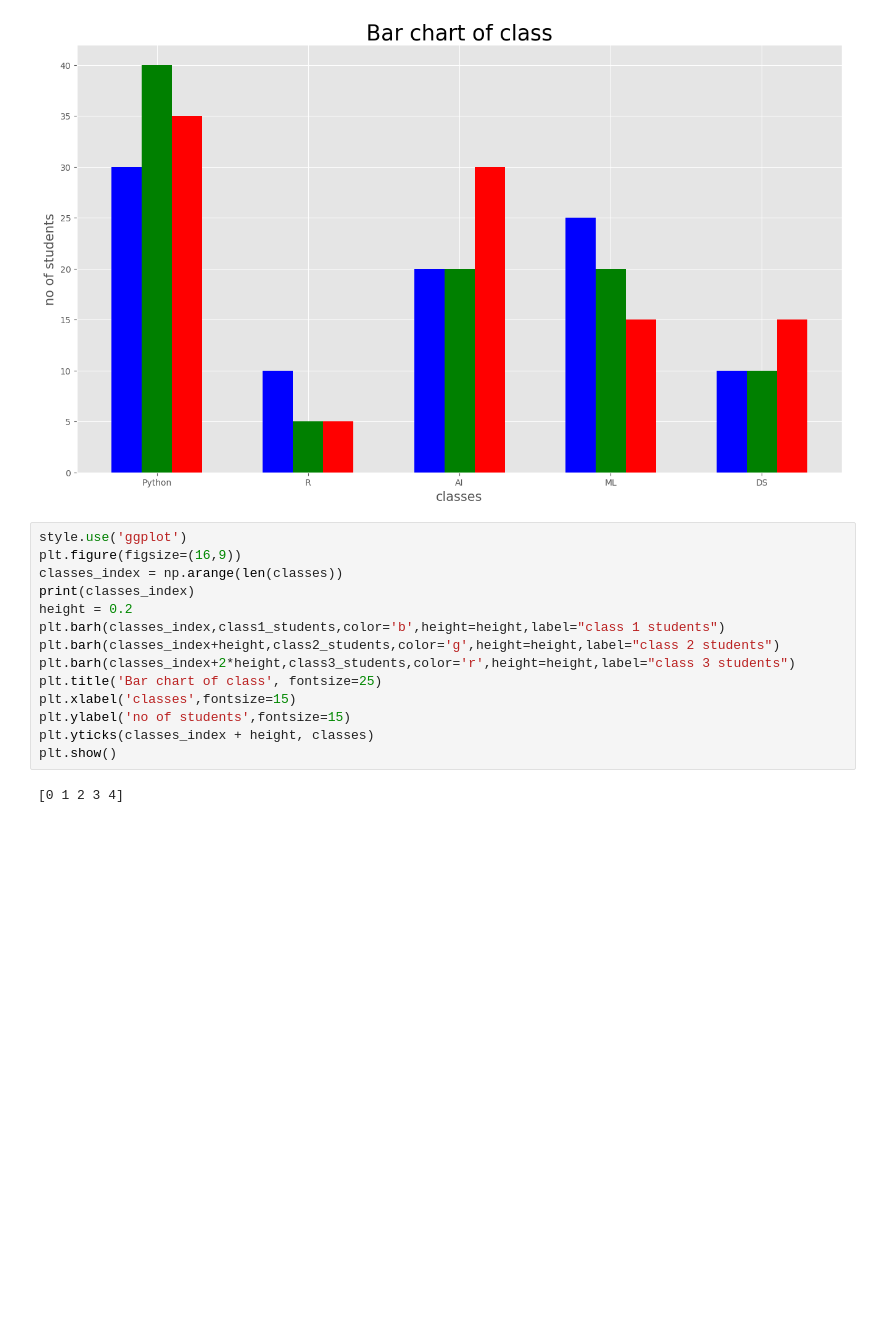
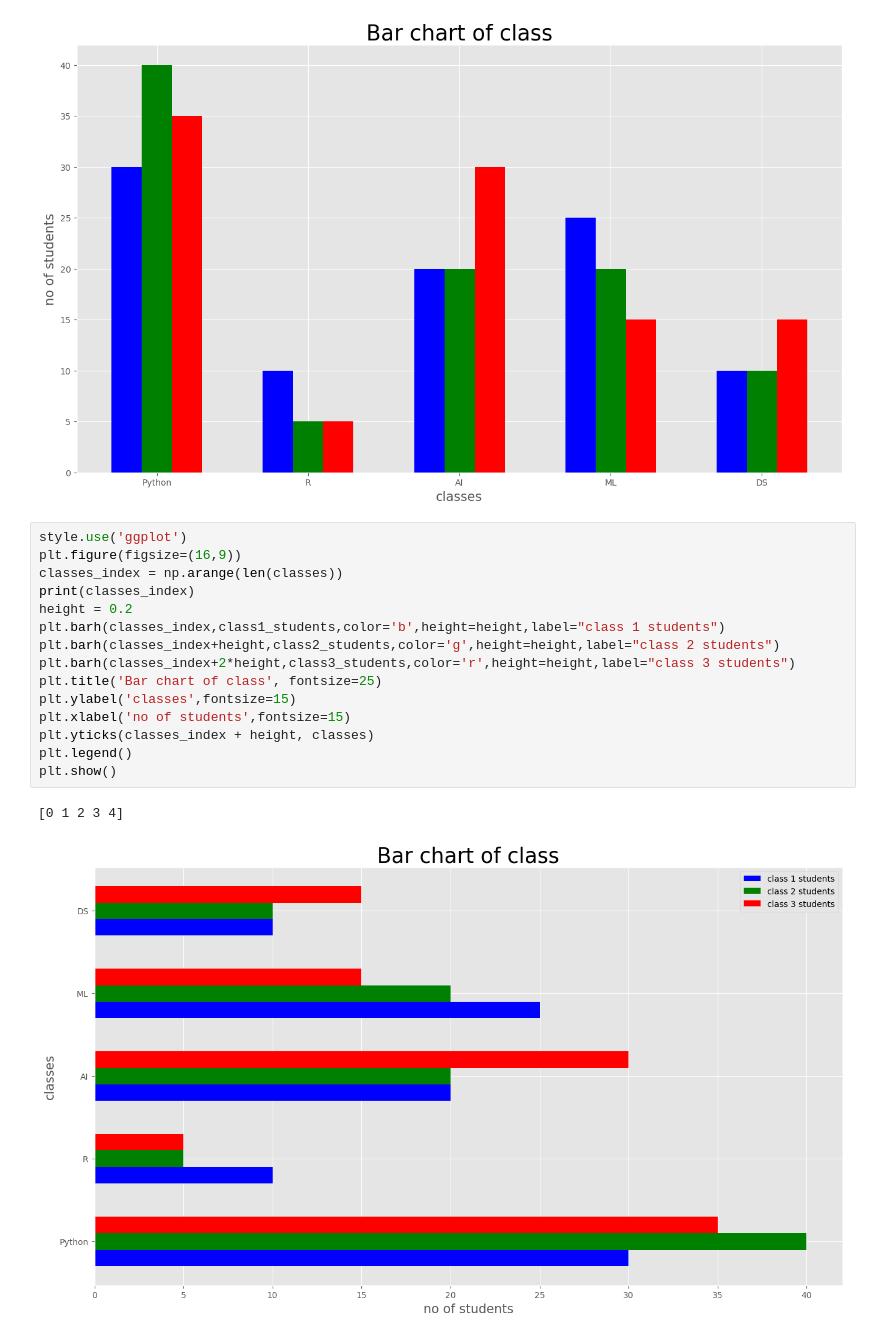
Before and after one commit to jeetsil07/machine_learning_handson, a Jupyter notebook: matplotlib/mat3.ipynb, the cells around one changed output. Saved outputs shown, nothing was run; the diff lists cells and outputs as text; blank space fills up the shorter version.

```diff
--- a/matplotlib/mat3.ipynb
+++ b/matplotlib/mat3.ipynb
@@ -76,16 +76,18 @@ plt.show()
 # %%
 style.use('ggplot')
 plt.figure(figsize=(16,9))
 classes_index = np.arange(len(classes))
 print(classes_index)
 height = 0.2
 plt.barh(classes_index,class1_students,color='b',height=height,label="class 1 students")
 plt.barh(classes_index+height,class2_students,color='g',height=height,label="class 2 students")
 plt.barh(classes_index+2*height,class3_students,color='r',height=height,label="class 3 students")
 plt.title('Bar chart of class', fontsize=25)
-plt.xlabel('classes',fontsize=15)
-plt.ylabel('no of students',fontsize=15)
+plt.ylabel('classes',fontsize=15)
+plt.xlabel('no of students',fontsize=15)
 plt.yticks(classes_index + height, classes)
+plt.legend()
 plt.show()
 # %% [output]
 [0 1 2 3 4]
+[figure, added]
```
Also changed, not shown: 3 other files.
